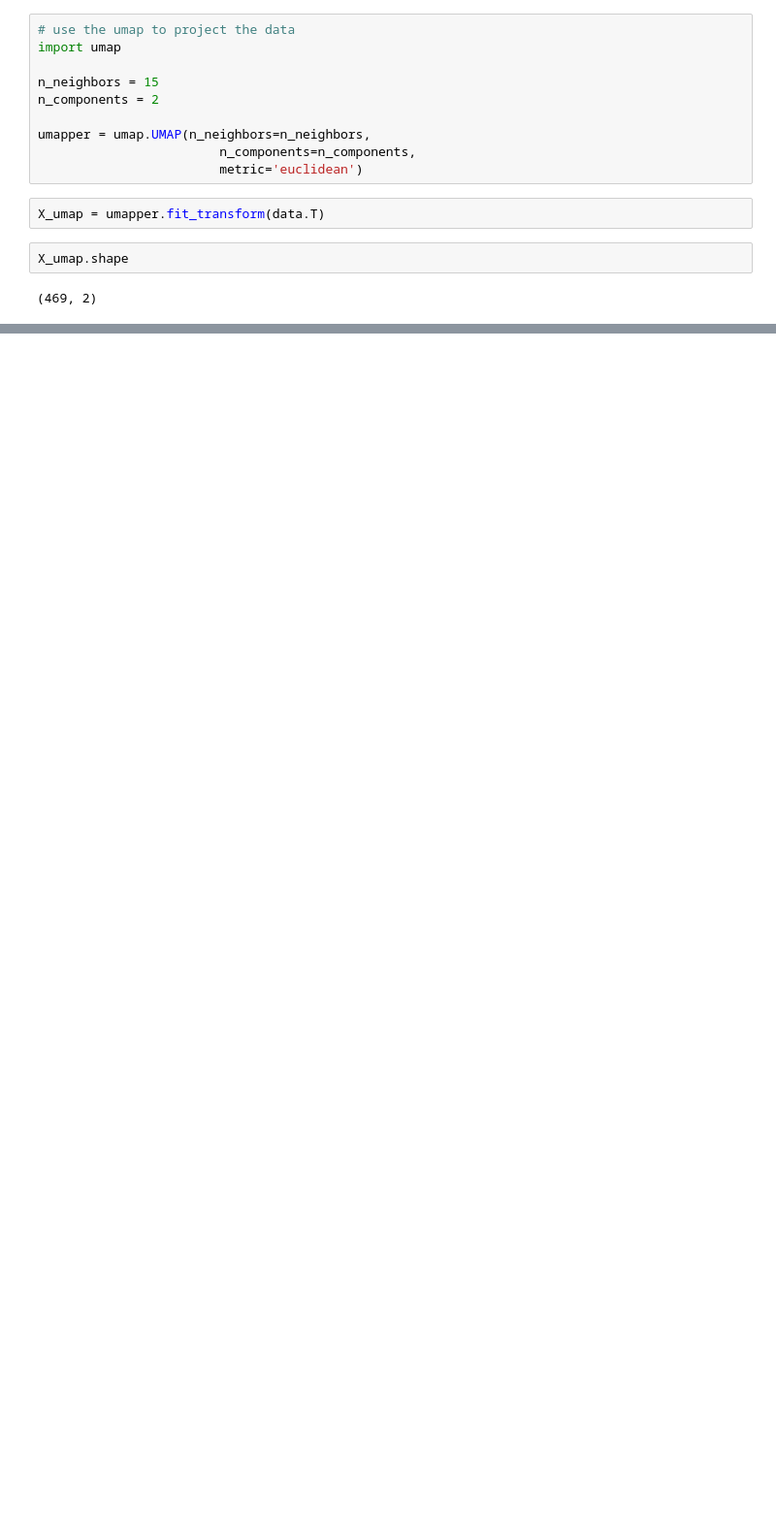
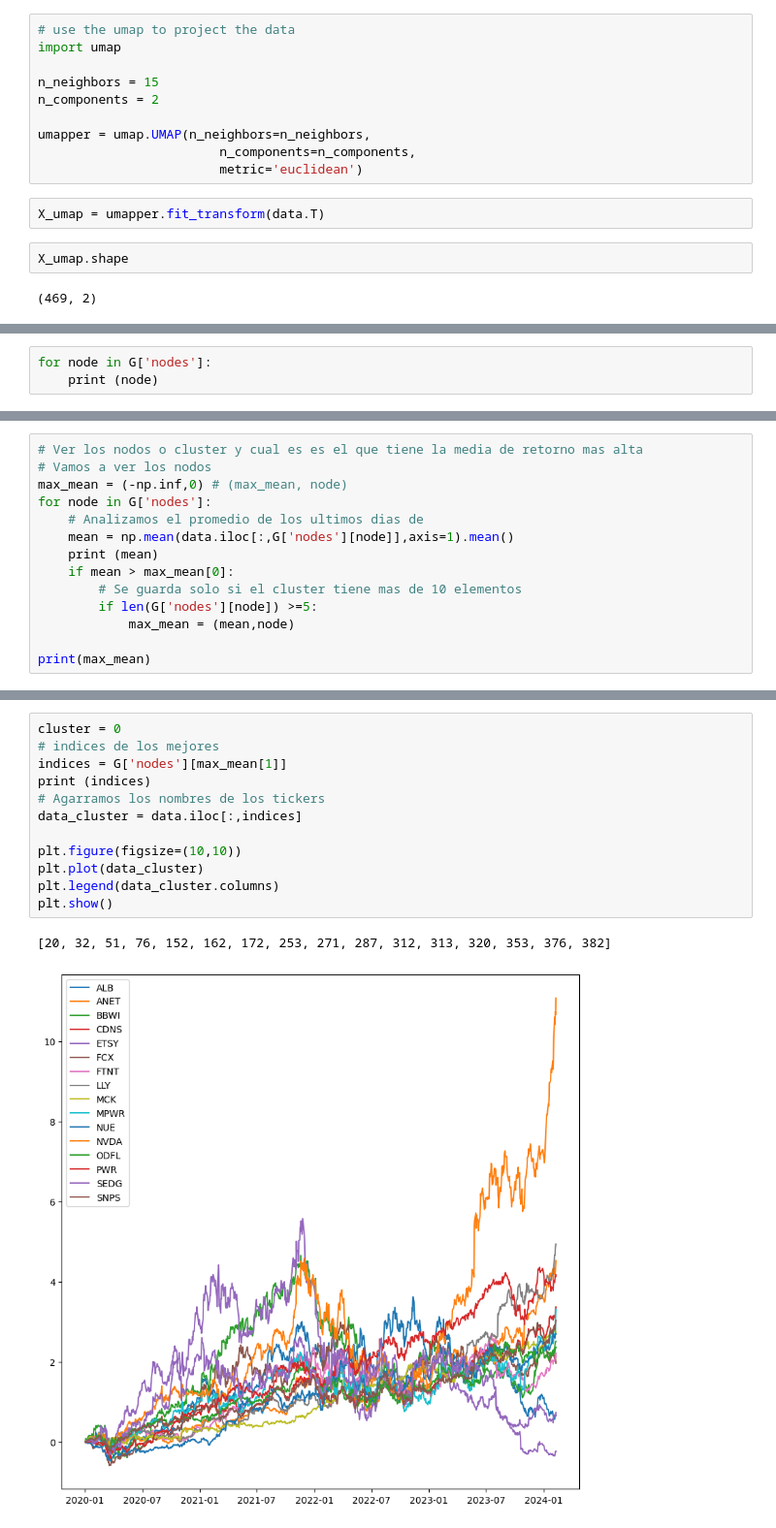
Before and after one commit to FelixStaff/Mapper, a Jupyter notebook: T3.ipynb, the cells around one changed output, grey strips where cells are left out. Shown at 97% size. Drawn from its saved outputs; the diff is of its cells as text; blank space fills up the shorter version.

```diff
--- a/T3.ipynb
+++ b/T3.ipynb
@@ -311,0 +317,3 @@ plt.show()
+# %%
+for node in G['nodes']:
+    print (node)
@@ -311,0 +338,14 @@ plt.show()
+# %%
+# Ver los nodos o cluster y cual es es el que tiene la media de retorno mas alta
+# Vamos a ver los nodos
+max_mean = (-np.inf,0) # (max_mean, node)
+for node in G['nodes']:
+    # Analizamos el promedio de los ultimos dias de
+    mean = np.mean(data.iloc[:,G['nodes'][node]],axis=1).mean()
+    print (mean)
+    if mean > max_mean[0]:
+        # Se guarda solo si el cluster tiene mas de 10 elementos
+        if len(G['nodes'][node]) >=5:
+            max_mean = (mean,node)
+
+print(max_mean)
@@ -311,0 +370,15 @@ plt.show()
+# %%
+cluster = 0
+# indices de los mejores
+indices = G['nodes'][max_mean[1]]
+print (indices)
+# Agarramos los nombres de los tickers
+data_cluster = data.iloc[:,indices]
+
+plt.figure(figsize=(10,10))
+plt.plot(data_cluster)
+plt.legend(data_cluster.columns)
+plt.show()
+# %% [output]
+[20, 32, 51, 76, 152, 162, 172, 253, 271, 287, 312, 313, 320, 353, 376, 382]
+[figure, added]
```
Also changed, not shown: parts of 14 cells of this notebook, 1 other file.
